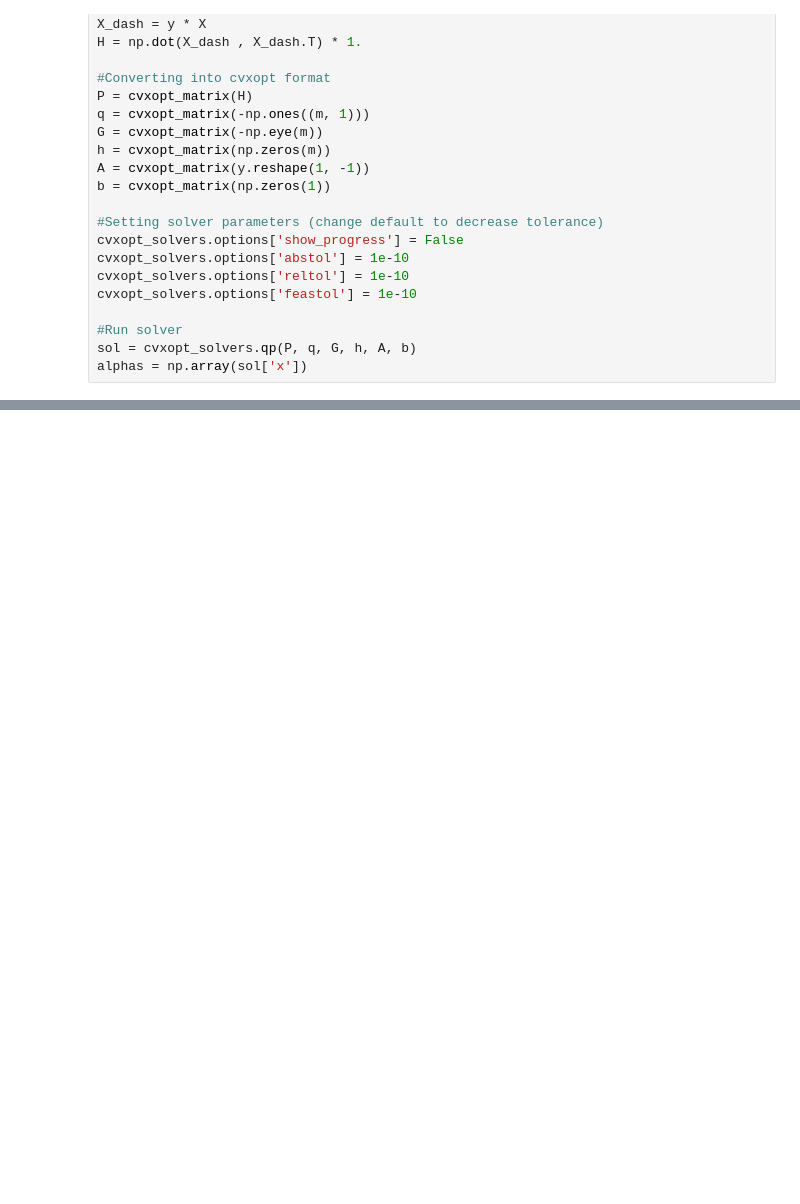
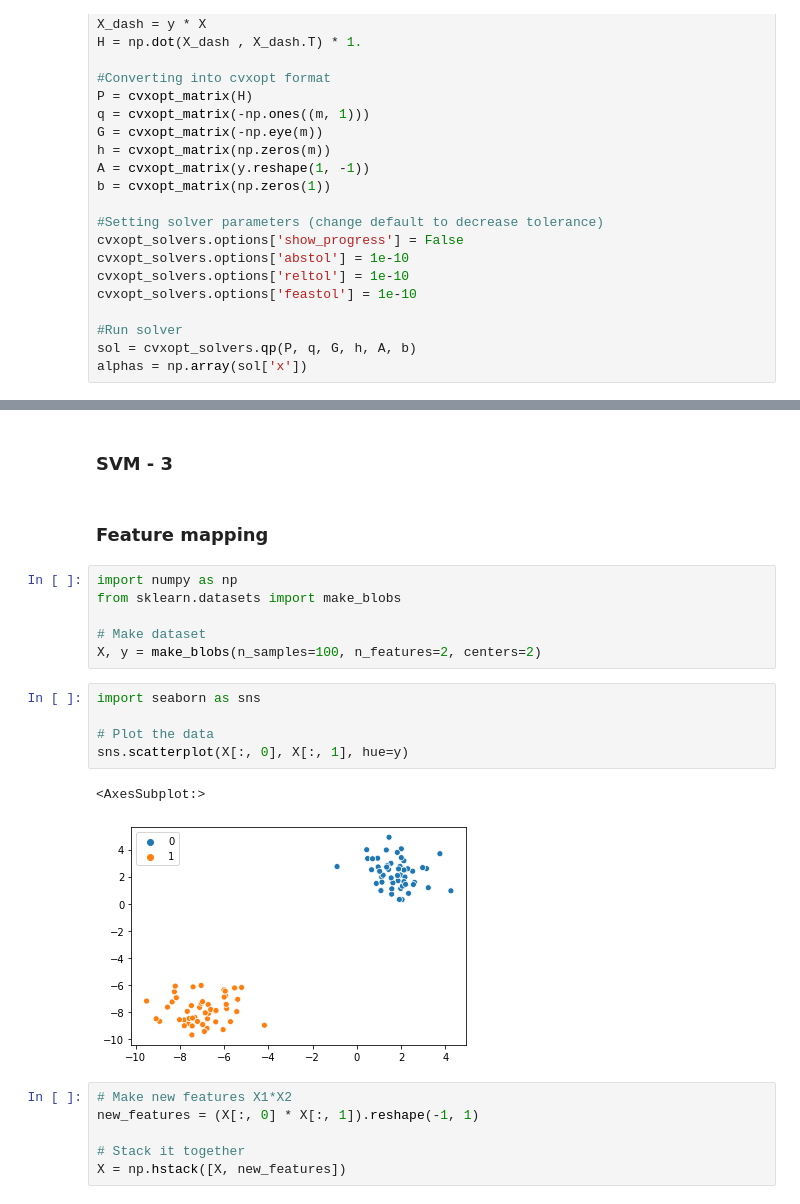
Before and after one commit to Justin900429/IT-used, a Jupyter notebook: SVM.ipynb, the cells around one changed output, grey strips where cells are left out. Cells and saved outputs as stored; diff of their text form; blank space fills up the shorter version.

```diff
--- a/SVM.ipynb
+++ b/SVM.ipynb
@@ -145,0 +146,24 @@ plt.plot(xx, yy)
+# %% [markdown]
+### SVM - 3
+# %% [markdown]
+### Feature mapping
+# %%
+import numpy as np
+from sklearn.datasets import make_blobs
+
+# Make dataset
+X, y = make_blobs(n_samples=100, n_features=2, centers=2)
+# %%
+import seaborn as sns
+
+# Plot the data
+sns.scatterplot(X[:, 0], X[:, 1], hue=y)
+# %% [output]
+<AxesSubplot:>
+[figure, added]
+# %%
+# Make new features X1*X2
+new_features = (X[:, 0] * X[:, 1]).reshape(-1, 1)
+
+# Stack it together
+X = np.hstack([X, new_features])
```
Also changed, not shown: parts of 11 cells of this notebook, 3 other files.
